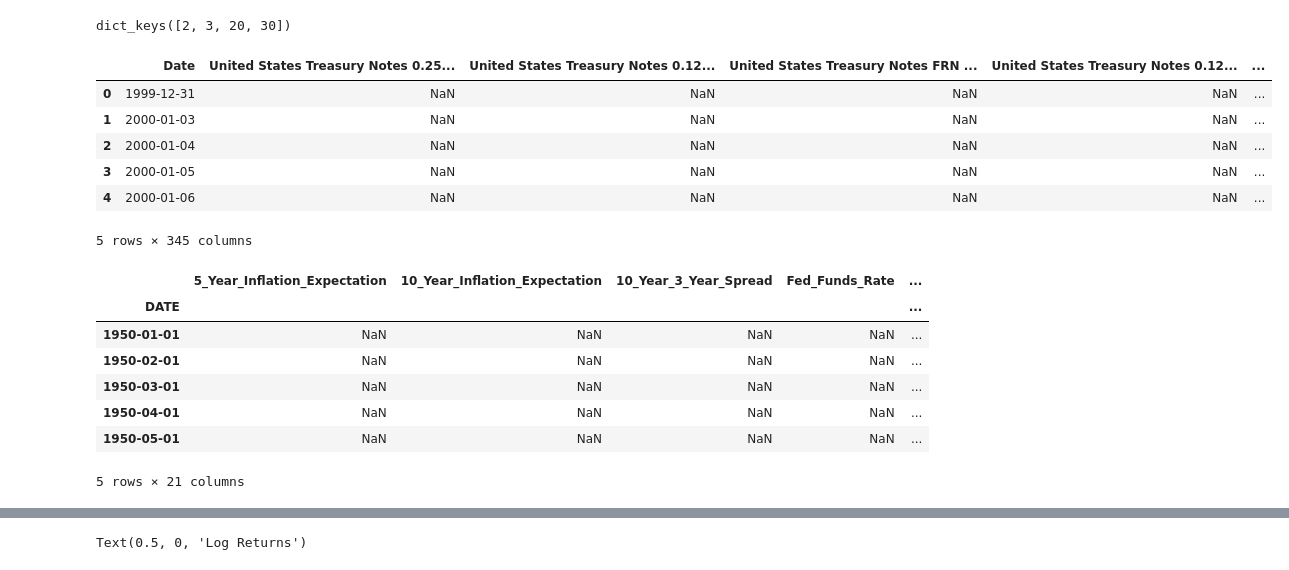
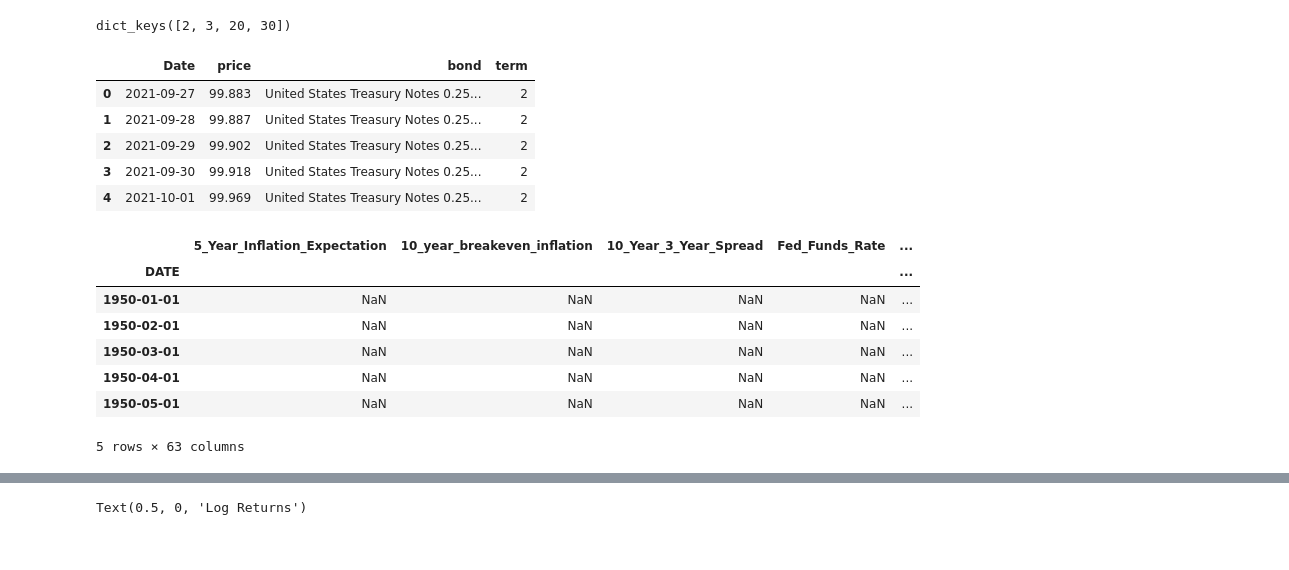
Before and after one commit to ttoe05/tt-investment-analysis, a Jupyter notebook: src/quant-modeling-bonds.ipynb, the cells around one changed output, grey strips where cells are left out. Cells and saved outputs as stored; diff of their text form; code cells hidden in the pictures.

```diff
--- a/src/quant-modeling-bonds.ipynb
+++ b/src/quant-modeling-bonds.ipynb
@@ -290,12 +360,28 @@ print(processed_dfs.keys())
 dict_keys([2, 3, 20, 30])
 # %%
 
-processed_dfs[2].head()
+# processed_dfs[2].head()
+
+# Stack all the dataframes in processed_dfs into a single dataframe by bond term
+full_bonds_dfs = []
+for key, value in processed_dfs.items():
+    term_bond_dfs = []
+    for col in tqdm(value.columns, desc=f"Processing {key}yr bonds", total=len(value.columns)):
+        if col == 'Date':
+            continue  # Skip the Date column
+        df_tmp = value[['Date', col]].dropna()
+        df_tmp.rename(columns={col: f'price'}, inplace=True)
+        df_tmp['bond'] = col
+        df_tmp['term'] = key
+        term_bond_dfs.append(df_tmp)
+    full_bonds_dfs.append(pd.concat(term_bond_dfs, axis=0, ignore_index=True))
+# concat the bonds dataframes
+full_bonds_df = pd.concat(full_bonds_dfs, axis=0, ignore_index=True)
+full_bonds_df.head()
 # %% [output]
-|  | Date | United States Treasury Notes 0.25... | United States Treasury Notes 0.12... | United States Treasury Notes FRN ... | United States Treasury Notes 0.12... | ... |
-| 0 | 1999-12-31 | NaN | NaN | NaN | NaN | ... |
-| 1 | 2000-01-03 | NaN | NaN | NaN | NaN | ... |
-| 2 | 2000-01-04 | NaN | NaN | NaN | NaN | ... |
-| 3 | 2000-01-05 | NaN | NaN | NaN | NaN | ... |
-| 4 | 2000-01-06 | NaN | NaN | NaN | NaN | ... |
+|  | Date | price | bond | term |
+| 0 | 2021-09-27 | 99.883 | United States Treasury Notes 0.25... | 2 |
+| 1 | 2021-09-28 | 99.887 | United States Treasury Notes 0.25... | 2 |
+| 2 | 2021-09-29 | 99.902 | United States Treasury Notes 0.25... | 2 |
+| 3 | 2021-09-30 | 99.918 | United States Treasury Notes 0.25... | 2 |
+| 4 | 2021-10-01 | 99.969 | United States Treasury Notes 0.25... | 2 |
-5 rows × 345 columns
@@ -302,16 +392,16 @@ processed_dfs[2].head()
 # %%
 # load the macroeconomic data
-df_macro = pd.read_parquet("macro_economical_data.parquet")
+df_macro = pd.read_parquet("macro_economical_data(2).parquet")
 df_macro.head()
 # %% [output]
-|  | 5_Year_Inflation_Expectation | 10_Year_Inflation_Expectation | 10_Year_3_Year_Spread | Fed_Funds_Rate | ... |
+|  | 5_Year_Inflation_Expectation | 10_year_breakeven_inflation | 10_Year_3_Year_Spread | Fed_Funds_Rate | ... |
 | DATE |  |  |  |  | ... |
 | 1950-01-01 | NaN | NaN | NaN | NaN | ... |
 | 1950-02-01 | NaN | NaN | NaN | NaN | ... |
 | 1950-03-01 | NaN | NaN | NaN | NaN | ... |
 | 1950-04-01 | NaN | NaN | NaN | NaN | ... |
 | 1950-05-01 | NaN | NaN | NaN | NaN | ... |
-5 rows × 21 columns
+5 rows × 63 columns
 # %%
 # REset the index
 df_macro.reset_index(inplace=True)
```
Also changed, not shown: parts of 17 cells of this notebook, 3 other files.
